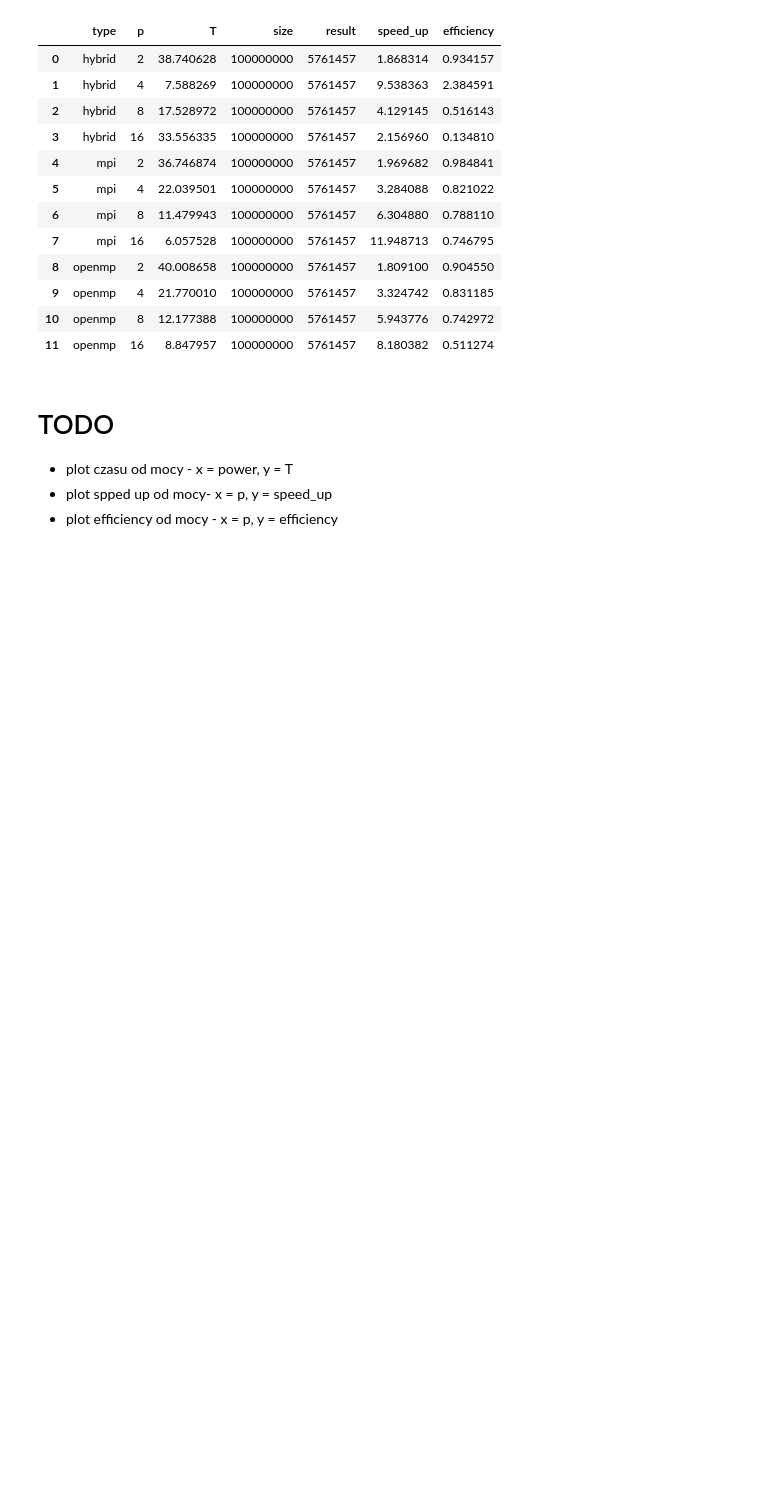
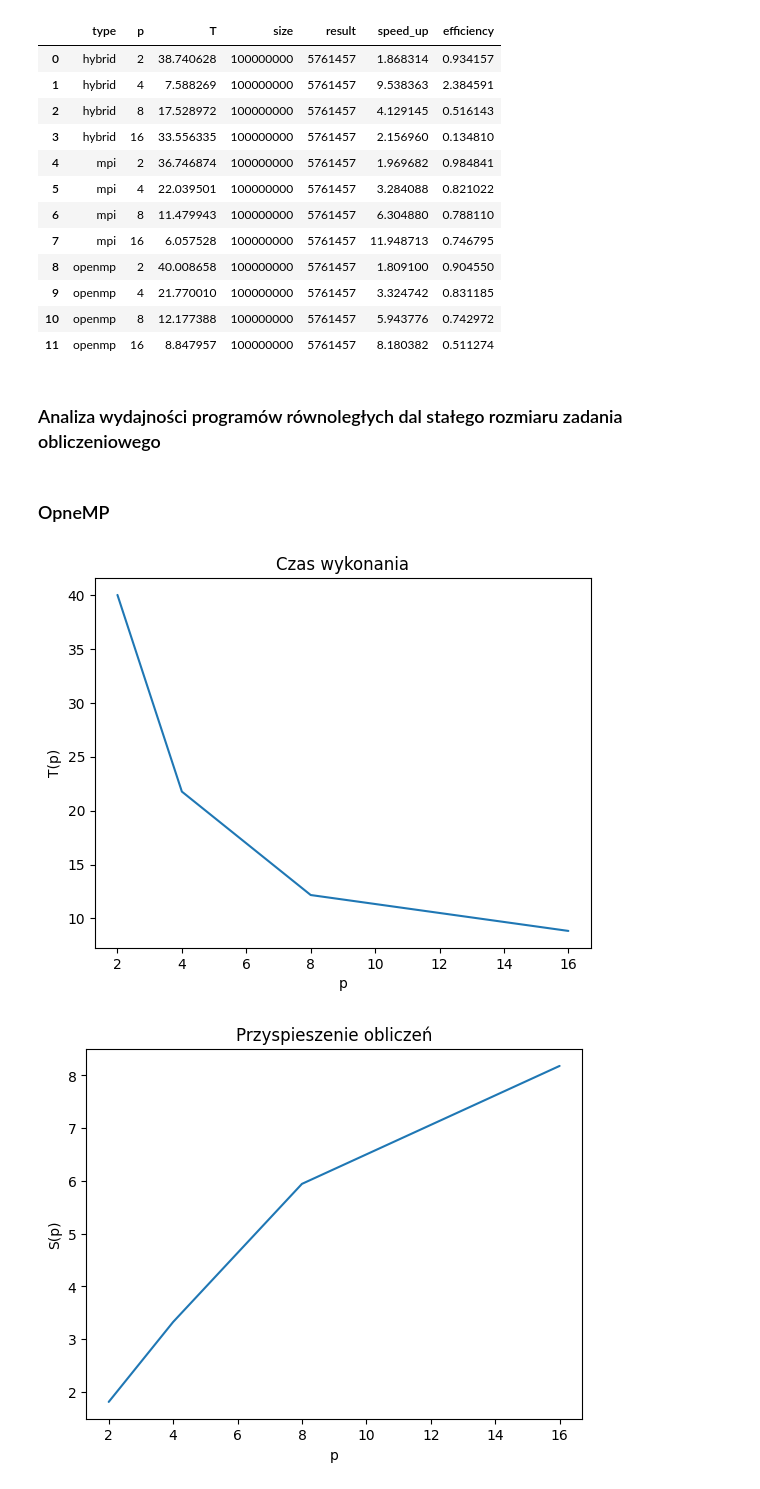
Before and after one commit to Anna21Tori/Parallel-Sieve-of-Eratosthenes, a Jupyter notebook: notebook.ipynb, the cells around one changed output. Saved outputs shown, nothing was run; the diff lists cells and outputs as text; code cells hidden in the pictures; blank space fills up the shorter version.

Commit message:
show plots

```diff
--- a/notebook.ipynb
+++ b/notebook.ipynb
@@ -73,8 +73,37 @@ df
 | 9 | openmp | 4 | 21.770010 | 100000000 | 5761457 | 3.324742 | 0.831185 |
 | 10 | openmp | 8 | 12.177388 | 100000000 | 5761457 | 5.943776 | 0.742972 |
 | 11 | openmp | 16 | 8.847957 | 100000000 | 5761457 | 8.180382 | 0.511274 |
-# %% [markdown]
-# TODO
-- plot czasu od mocy - x = power, y = T
-- plot spped up od mocy- x = p, y = speed_up
-- plot efficiency od mocy - x = p, y = efficiency
+# %%
+def show_plots(type: str):
+    data = df.loc[df["type"] == type]
+    p = data["p"].tolist()
+    show_plot("Czas wykonania", "p", "T(p)", p,  data["T"].to_list())
+    show_plot("Przyspieszenie obliczeń", "p", "S(p)", p,  data["speed_up"].tolist())
+    show_plot("Efektywność zrównoleglania", "p", "E(p)", p,  data["efficiency"].tolist())
+
+def show_plot(title: str, x_label: str, y_label: str, x: list, y: list):
+    # x = np.array(x)
+    # y = np.array(y)
+    # X_Y_Spline = make_interp_spline(x, y)
+
+    # # Returns evenly spaced numbers
+    # # over a specified interval.
+    # X_ = np.linspace(x.min(), x.max(), 500)
+    # Y_ = X_Y_Spline(X_)
+
+    # # Plotting the Graph
+    # plt.plot(X_, Y_)
+    plt.plot(x, y)
+    plt.xlabel(x_label)
+    plt.ylabel(y_label)
+    plt.title(title)
+    plt.show()
+# %% [markdown]
+### Analiza wydajności programów równoległych dal stałego rozmiaru zadania obliczeniowego
+# %% [markdown]
+### OpneMP
+# %%
+show_plots("openmp")
+# %% [output]
+[figure, added]
+[figure, added]
```
Also changed, not shown: parts of 6 cells of this notebook.
